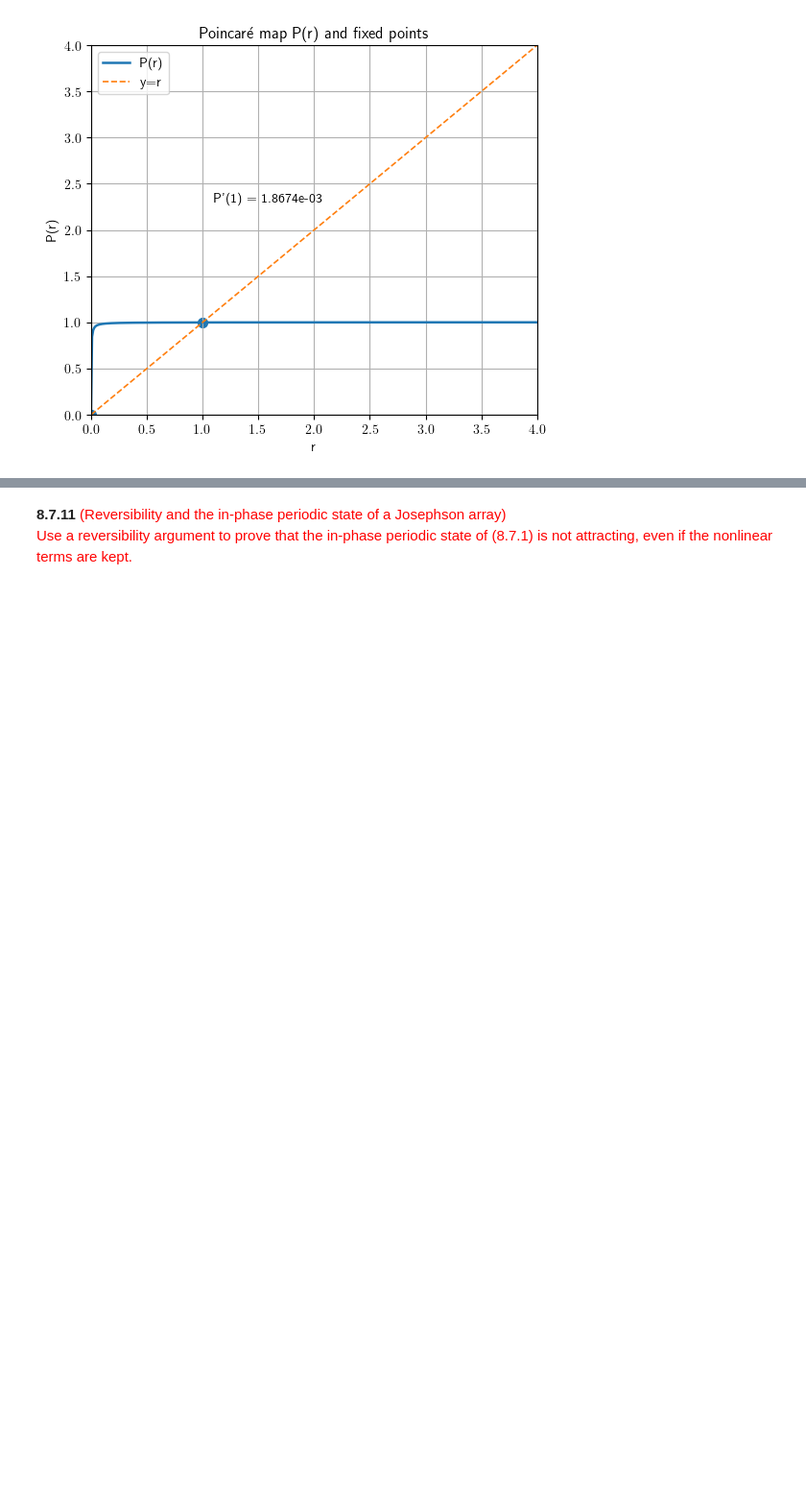
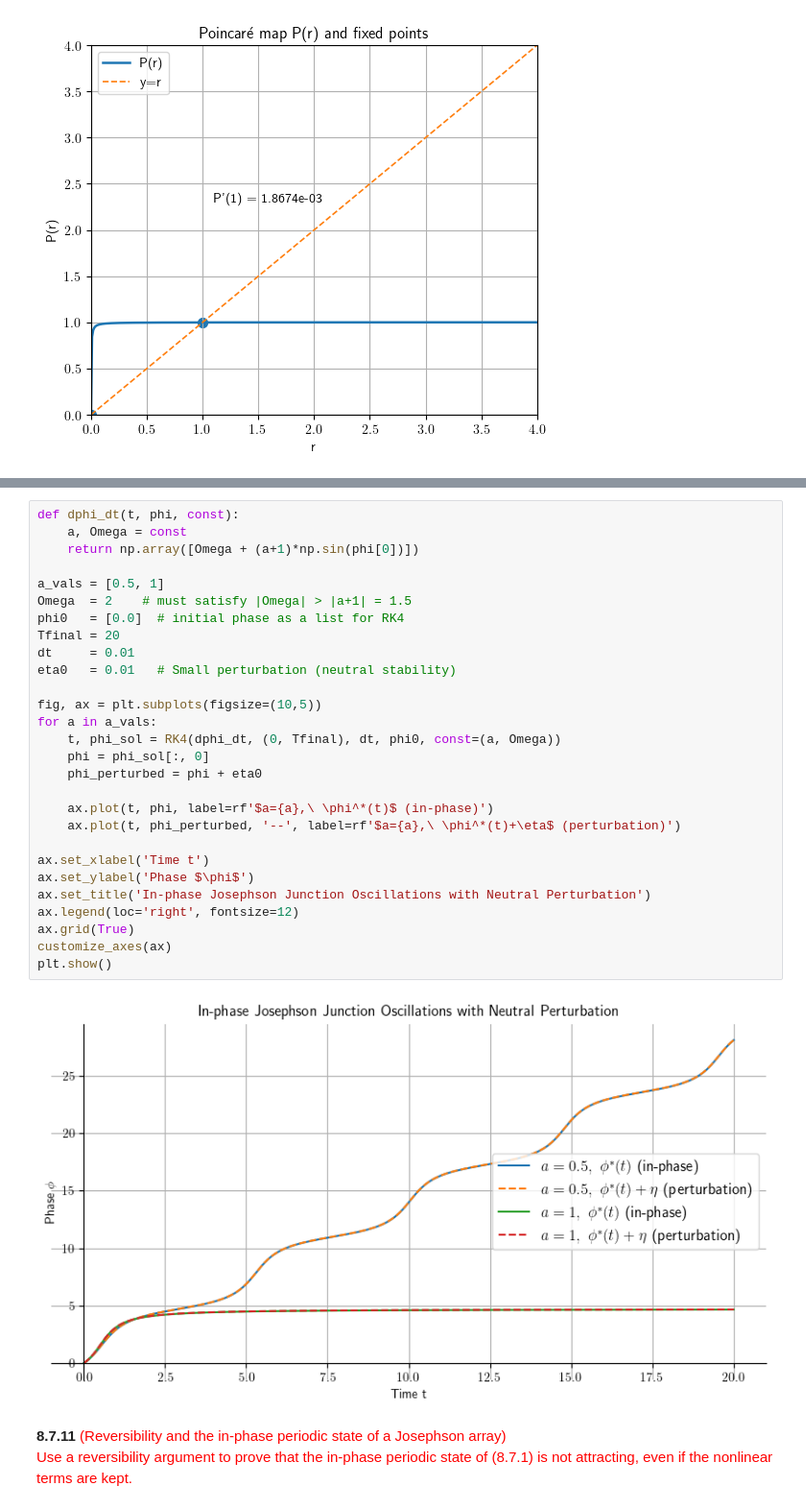
Before and after one commit to Chaks1603/Python-Assignments, a Jupyter notebook: Chaotic Systems/Damped Driven Pendulum/Josepson Junction.ipynb, the cells around one changed output, grey strips where cells are left out. Shown at 96% size. Saved outputs shown, nothing was run; the diff lists cells and outputs as text; blank space fills up the shorter version.

```diff
--- a/Chaotic Systems/Damped Driven Pendulum/Josepson Junction.ipynb
+++ b/Chaotic Systems/Damped Driven Pendulum/Josepson Junction.ipynb
@@ -1256,3 +1512,33 @@ plt.show()
+# %%
+def dphi_dt(t, phi, const):
+    a, Omega = const
+    return np.array([Omega + (a+1)*np.sin(phi[0])])
+
+a_vals = [0.5, 1]
+Omega  = 2    # must satisfy |Omega| > |a+1| = 1.5
+phi0   = [0.0]  # initial phase as a list for RK4
+Tfinal = 20
+dt     = 0.01
+eta0   = 0.01   # Small perturbation (neutral stability)
+
+fig, ax = plt.subplots(figsize=(10,5))
+for a in a_vals:
+    t, phi_sol = RK4(dphi_dt, (0, Tfinal), dt, phi0, const=(a, Omega))
+    phi = phi_sol[:, 0]
+    phi_perturbed = phi + eta0
+
+    ax.plot(t, phi, label=rf'$a={a},\ \phi^*(t)$ (in-phase)')
+    ax.plot(t, phi_perturbed, '--', label=rf'$a={a},\ \phi^*(t)+\eta$ (perturbation)')
+
+ax.set_xlabel('Time t')
+ax.set_ylabel('Phase $\phi$')
+ax.set_title('In-phase Josephson Junction Oscillations with Neutral Perturbation')
+ax.legend(loc='right', fontsize=12)
+ax.grid(True)
+customize_axes(ax)
+plt.show()
+# %% [output]
+[figure, added]
 # %% [markdown]
 **8.7.11** <span style="color:red">(Reversibility and the in-phase periodic state of a Josephson array)
 Use a reversibility argument to prove that the in-phase periodic state of (8.7.1) is not attracting, even if the nonlinear terms are kept.
```
Also changed, not shown: parts of 7 cells of this notebook.
